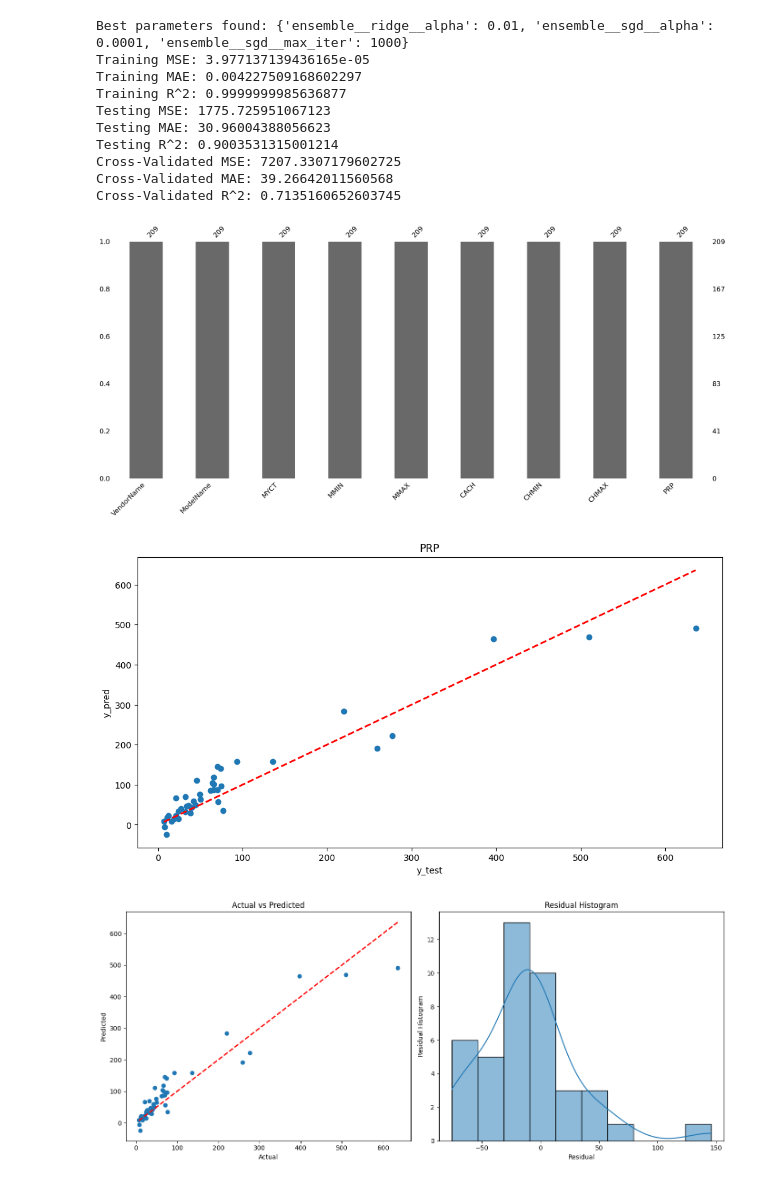
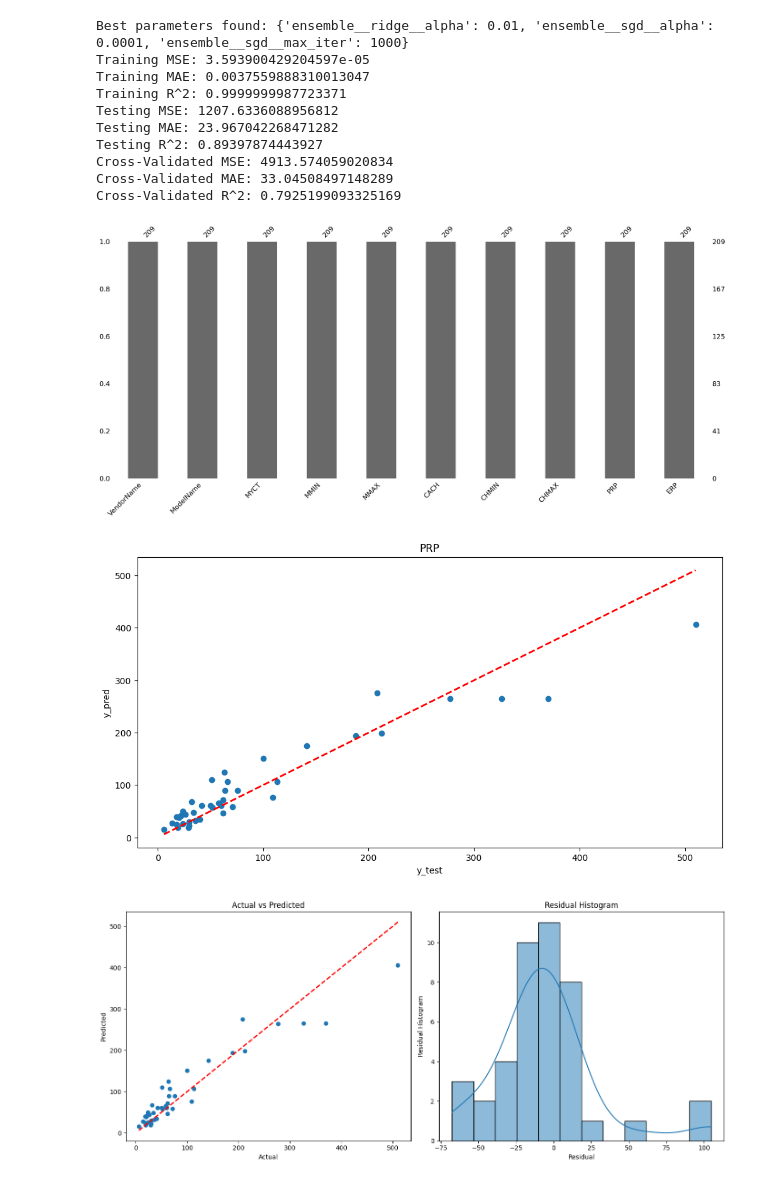
Before and after one commit to Ryeolee/PandasProject, a Jupyter notebook: pipeline_cpu_data.ipynb, the cells around one changed output. Saved outputs shown, nothing was run; the diff lists cells and outputs as text; code cells hidden in the pictures.

```diff
--- a/pipeline_cpu_data.ipynb
+++ b/pipeline_cpu_data.ipynb
@@ -13,7 +13,7 @@ from sklearn.pipeline import Pipeline
 from sklearn.ensemble import VotingRegressor
 
 # 데이터 로드 및 전처리
-life = pd.read_csv("./machine.data.csv")
+life = pd.read_csv("./machine.data_update.csv")
 
 # 결측값 찾기
 msn.bar(life)  # 결측값 시각화
@@ -44,7 +44,7 @@ features.remove('PRP')  # 목표 변수를 제거
 # x, y 값 지정 및 데이터 분류
 X = life[features]  # 특성 변수들
 y = life['PRP']  # 목표 변수
-X_train, X_test, y_train, y_test = train_test_split(X, y, test_size=0.2, random_state=36)  # 데이터 분할
+X_train, X_test, y_train, y_test = train_test_split(X, y, test_size=0.2, random_state=38)  # 데이터 분할
 
 # 피처추출
 numeric_features = X_train.select_dtypes(include=['int64', 'float64']).columns  # 수치형 피처 추출
@@ -123,45 +123,45 @@ cv_r2 = cv_score.mean()
 print(f'Cross-Validated MSE: {-cv_mse}')
 print(f'Cross-Validated MAE: {-cv_mae}')
 print(f'Cross-Validated R^2: {cv_r2}')
 
 # 시각화
 plt.figure(figsize=(12, 6))
 plt.scatter(y_test, y_test_pred)  # 실제값 vs 예측값 산점도
 plt.plot([y_test.min(), y_test.max()], [y_test.min(), y_test.max()], 'r--', lw=2)  # 대각선 기준선
 plt.xlabel("y_test")
 plt.ylabel("y_pred")
 plt.title("PRP")
 plt.savefig('PRP.jpg')
 
 plt.figure(figsize=(14, 6))
 plt.subplot(1, 2, 1)
 plt.scatter(y_test, y_test_pred)
 plt.plot([y_test.min(), y_test.max()], [y_test.min(), y_test.max()], 'r--', lw=2)
 plt.xlabel('Actual')
 plt.ylabel("Predicted")
 plt.title('Actual vs Predicted')
 
 plt.subplot(1, 2, 2)
 sns.histplot(y_test - y_test_pred, kde=True)  # 잔차 히스토그램
 plt.xlabel('Residual')
 plt.ylabel('Residual Histogram')
 plt.title('Residual Histogram')
 plt.tight_layout()
 plt.show()
 # %% [output]
 Best parameters found: {'ensemble__ridge__alpha': 0.01, 'ensemble__sgd__alpha': 0.0001, 'ensemble__sgd__max_iter': 1000}
-Training MSE: 3.977137139436165e-05
-Training MAE: 0.004227509168602297
-Training R^2: 0.9999999985636877
-Testing MSE: 1775.725951067123
-Testing MAE: 30.96004388056623
-Testing R^2: 0.9003531315001214
-Cross-Validated MSE: 7207.3307179602725
-Cross-Validated MAE: 39.26642011560568
-Cross-Validated R^2: 0.7135160652603745
+Training MSE: 3.593900429204597e-05
+Training MAE: 0.0037559888310013047
+Training R^2: 0.9999999987723371
+Testing MSE: 1207.6336088956812
+Testing MAE: 23.967042268471282
+Testing R^2: 0.89397874443927
+Cross-Validated MSE: 4913.574059020834
+Cross-Validated MAE: 33.04508497148289
+Cross-Validated R^2: 0.7925199093325169
-[figure, old version]
+[figure, new version]
-[figure, old version]
+[figure, new version]
-[figure, old version]
+[figure, new version]
 # %%
 import pandas as pd
 import numpy as np
```
Also changed, not shown: parts of 1 cell of this notebook, 1 other file.
